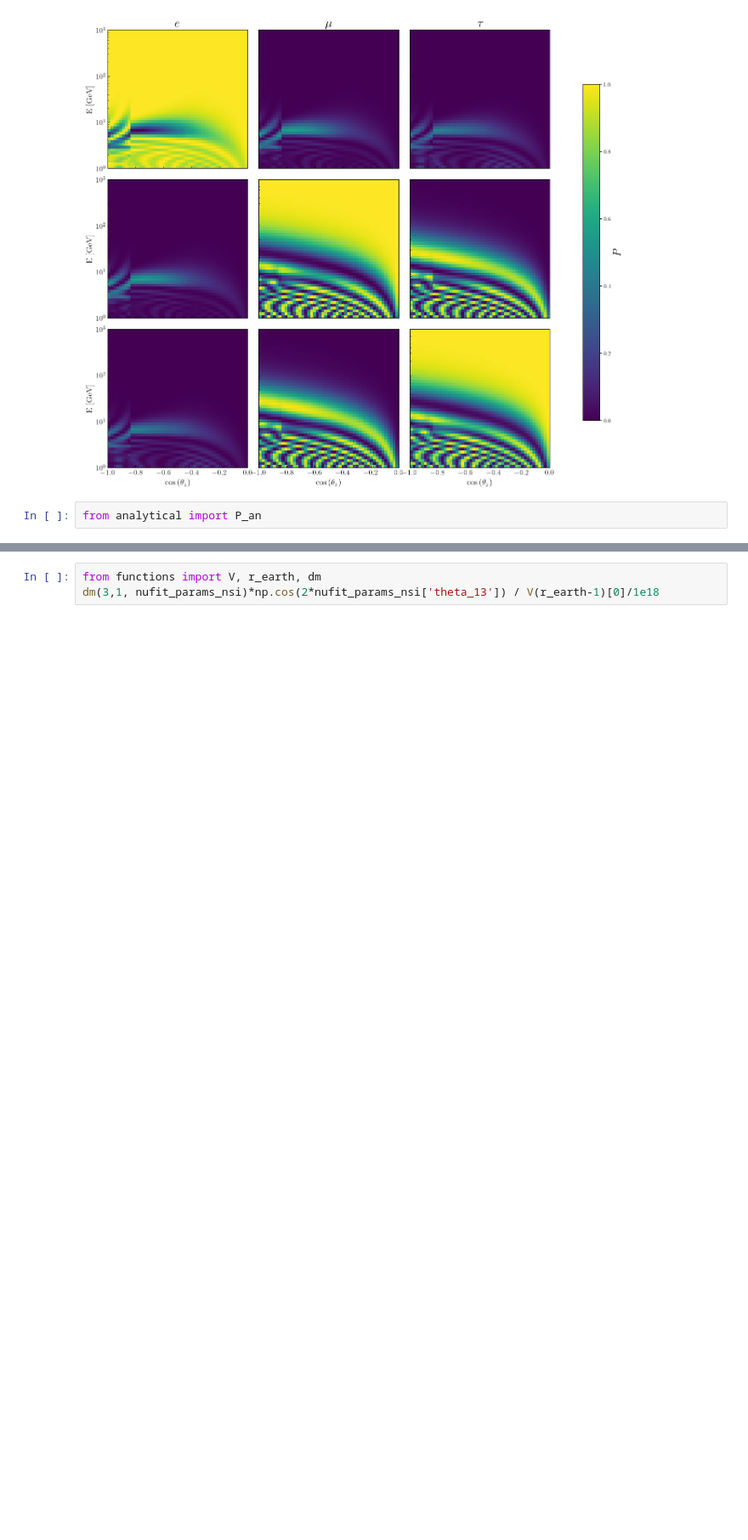
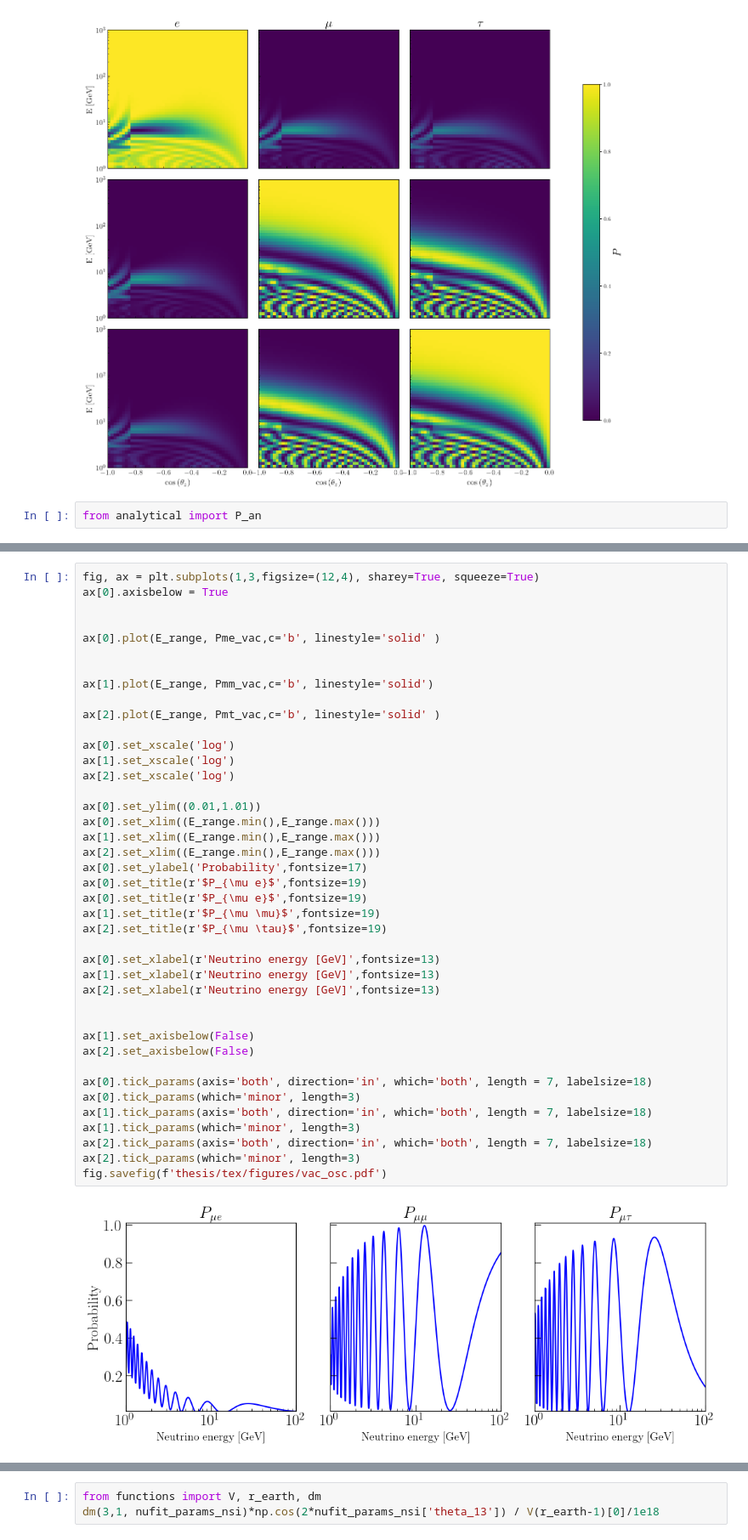
Before and after one commit to Sjoeborg/thesis, a Jupyter notebook: thesis/notebooks/osc.ipynb, the cells around one changed output, grey strips where cells are left out. Shown at 85% size. Drawn from its saved outputs; the diff is of its cells as text; blank space fills up the shorter version.

```diff
--- a/thesis/notebooks/osc.ipynb
+++ b/thesis/notebooks/osc.ipynb
@@ -134,3 +135,46 @@ Pmt_vac = Pm_vac[2]
+# %%
+fig, ax = plt.subplots(1,3,figsize=(12,4), sharey=True, squeeze=True)
+ax[0].axisbelow = True
+
+
+ax[0].plot(E_range, Pme_vac,c='b', linestyle='solid' )
+
+
+ax[1].plot(E_range, Pmm_vac,c='b', linestyle='solid')
+
+ax[2].plot(E_range, Pmt_vac,c='b', linestyle='solid' )
+
+ax[0].set_xscale('log')
+ax[1].set_xscale('log')
+ax[2].set_xscale('log')
+
+ax[0].set_ylim((0.01,1.01))
+ax[0].set_xlim((E_range.min(),E_range.max()))
+ax[1].set_xlim((E_range.min(),E_range.max()))
+ax[2].set_xlim((E_range.min(),E_range.max()))
+ax[0].set_ylabel('Probability',fontsize=17)
+ax[0].set_title(r'$P_{\mu e}$',fontsize=19)
+ax[0].set_title(r'$P_{\mu e}$',fontsize=19)
+ax[1].set_title(r'$P_{\mu \mu}$',fontsize=19)
+ax[2].set_title(r'$P_{\mu \tau}$',fontsize=19)
+
+ax[0].set_xlabel(r'Neutrino energy [GeV]',fontsize=13)
+ax[1].set_xlabel(r'Neutrino energy [GeV]',fontsize=13)
+ax[2].set_xlabel(r'Neutrino energy [GeV]',fontsize=13)
+
+
+ax[1].set_axisbelow(False)
+ax[2].set_axisbelow(False)
+
+ax[0].tick_params(axis='both', direction='in', which='both', length = 7, labelsize=18)
+ax[0].tick_params(which='minor', length=3)
+ax[1].tick_params(axis='both', direction='in', which='both', length = 7, labelsize=18)
+ax[1].tick_params(which='minor', length=3)
+ax[2].tick_params(axis='both', direction='in', which='both', length = 7, labelsize=18)
+ax[2].tick_params(which='minor', length=3)
+fig.savefig(f'thesis/tex/figures/vac_osc.pdf')
+# %% [output]
+[figure, added]
 # %%
 fig, ax = plt.subplots(1,3,figsize=(12,4), sharey=True, squeeze=True)
 ax[0].axisbelow = True
```
Also changed, not shown: parts of 3 cells of this notebook, 19 other files.
